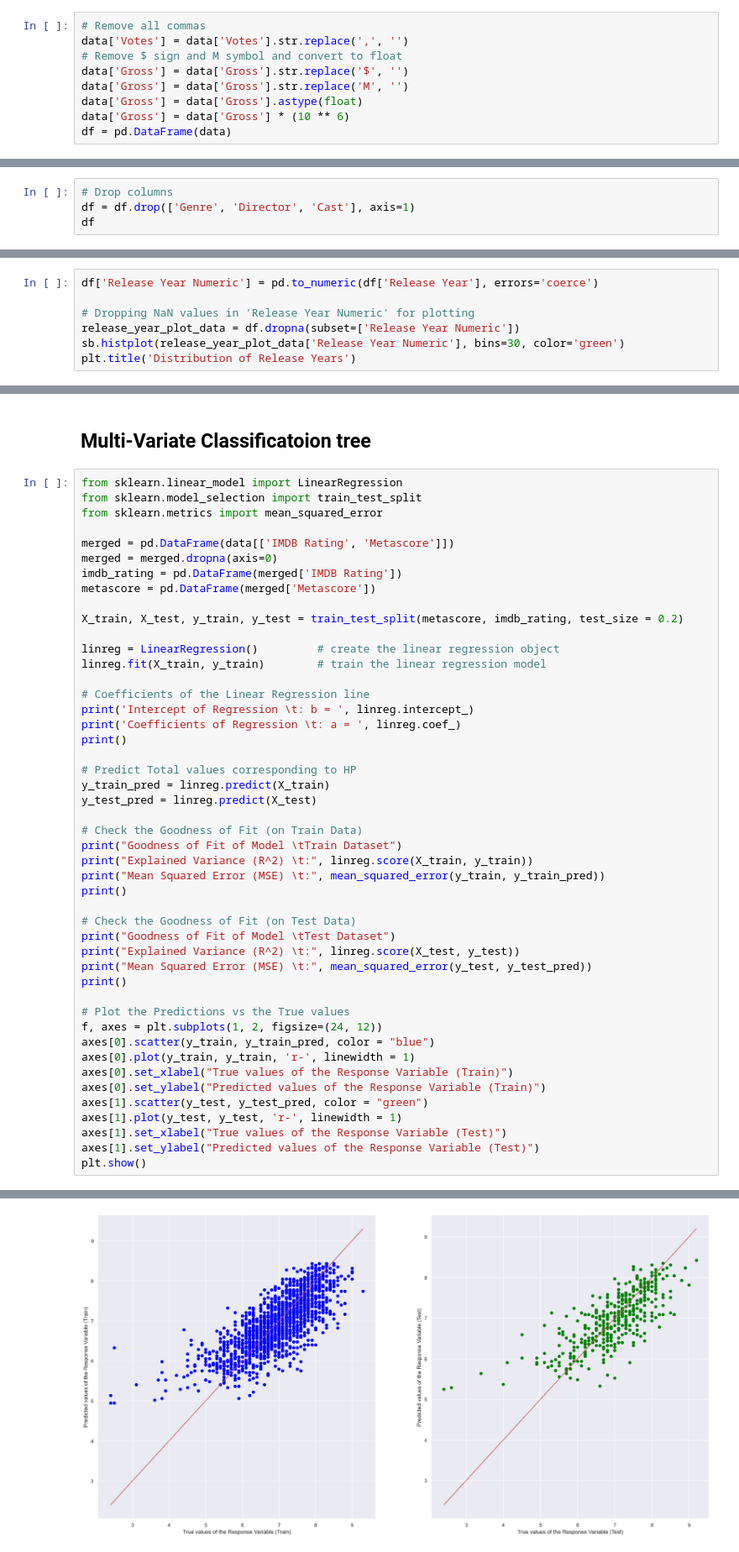
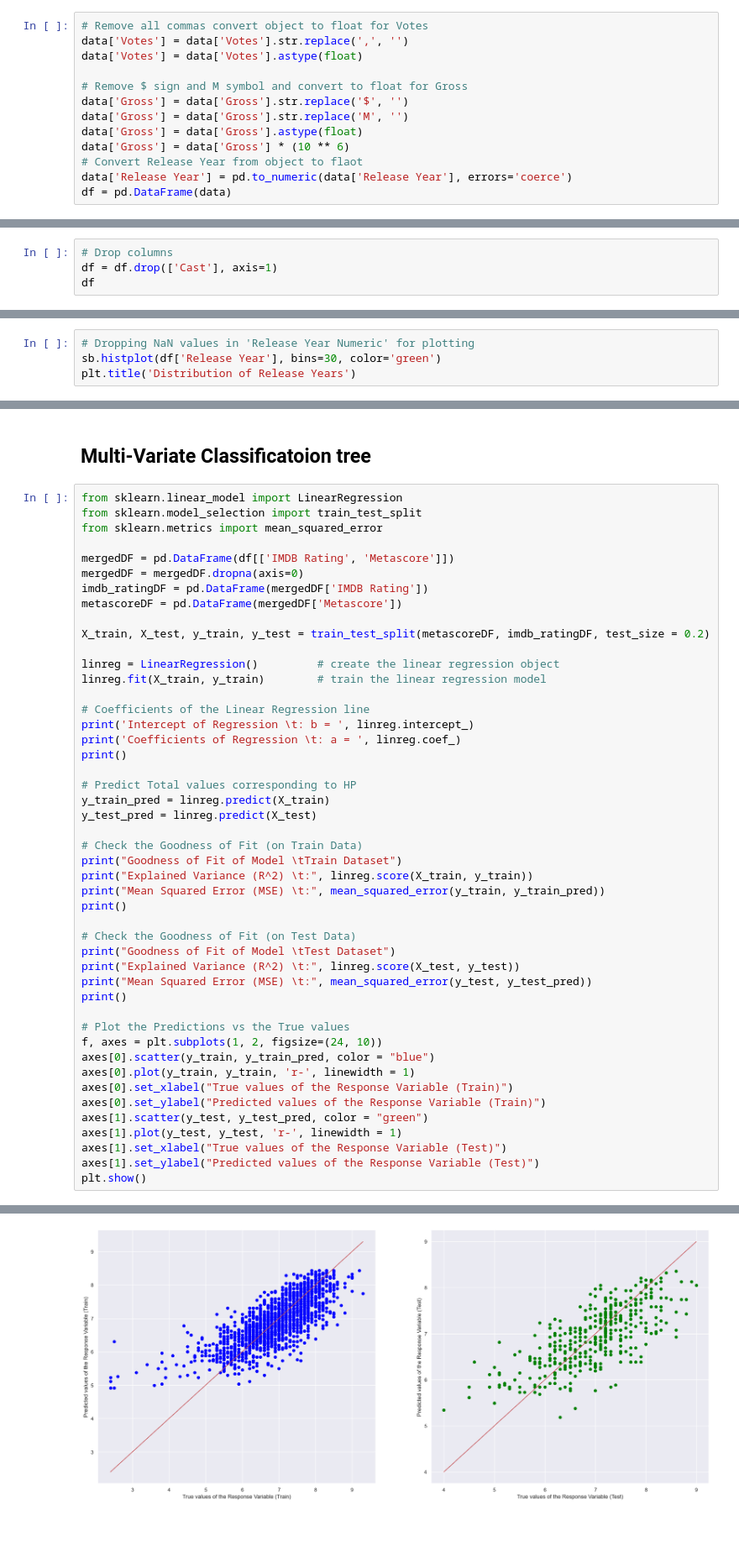
Before and after one commit to Yeesbae/SC1015_MiniProject, a Jupyter notebook: Project_imdb.ipynb, the cells around one changed output, grey strips where cells are left out. Shown at 84% size. Saved outputs shown, nothing was run; the diff lists cells and outputs as text; blank space fills up the shorter version.

```diff
--- a/Project_imdb.ipynb
+++ b/Project_imdb.ipynb
@@ -18,13 +18,17 @@ data.head()
 | 3 | Lawrence of Arabia | 1962 | 218 | 8.3 | 100.0 | 313,044 | Adventure, Biography, Drama | David Lean | Peter O'Toole | ... |
 | 4 | Straw Dogs | 1971 | 113 | 7.4 | 73.0 | 64,331 | Crime, Drama, Thriller | Sam Peckinpah | Dustin Hoffman | ... |
 # %%
-# Remove all commas
+# Remove all commas convert object to float for Votes
 data['Votes'] = data['Votes'].str.replace(',', '')
-# Remove $ sign and M symbol and convert to float
+data['Votes'] = data['Votes'].astype(float)
+
+# Remove $ sign and M symbol and convert to float for Gross
 data['Gross'] = data['Gross'].str.replace('$', '')
 data['Gross'] = data['Gross'].str.replace('M', '')
 data['Gross'] = data['Gross'].astype(float)
 data['Gross'] = data['Gross'] * (10 ** 6)
+# Convert Release Year from object to flaot
+data['Release Year'] = pd.to_numeric(data['Release Year'], errors='coerce')
 df = pd.DataFrame(data)
 # %%
 df
@@ -94,6 +98,6 @@ Gross           float64
 dtype: object
 # %%
 # Drop columns
-df = df.drop(['Genre', 'Director', 'Cast'], axis=1)
+df = df.drop(['Cast'], axis=1)
 df
 # %% [output]
@@ -143,9 +155,6 @@ plt.show()
 # %%
-df['Release Year Numeric'] = pd.to_numeric(df['Release Year'], errors='coerce')
-
 # Dropping NaN values in 'Release Year Numeric' for plotting
-release_year_plot_data = df.dropna(subset=['Release Year Numeric'])
-sb.histplot(release_year_plot_data['Release Year Numeric'], bins=30, color='green')
+sb.histplot(df['Release Year'], bins=30, color='green')
 plt.title('Distribution of Release Years')
 # %% [output]
 Text(0.5, 1.0, 'Distribution of Release Years')
@@ -266,12 +351,12 @@ from sklearn.linear_model import LinearRegression
 from sklearn.model_selection import train_test_split
 from sklearn.metrics import mean_squared_error
 
-merged = pd.DataFrame(data[['IMDB Rating', 'Metascore']])
-merged = merged.dropna(axis=0)
-imdb_rating = pd.DataFrame(merged['IMDB Rating'])
-metascore = pd.DataFrame(merged['Metascore'])
+mergedDF = pd.DataFrame(df[['IMDB Rating', 'Metascore']])
+mergedDF = mergedDF.dropna(axis=0)
+imdb_ratingDF = pd.DataFrame(mergedDF['IMDB Rating'])
+metascoreDF = pd.DataFrame(mergedDF['Metascore'])
 
-X_train, X_test, y_train, y_test = train_test_split(metascore, imdb_rating, test_size = 0.2)
+X_train, X_test, y_train, y_test = train_test_split(metascoreDF, imdb_ratingDF, test_size = 0.2)
 
 linreg = LinearRegression()         # create the linear regression object
 linreg.fit(X_train, y_train)        # train the linear regression model
@@ -298,7 +383,7 @@ print("Mean Squared Error (MSE) \t:", mean_squared_error(y_test, y_test_pred))
 print()
 
 # Plot the Predictions vs the True values
-f, axes = plt.subplots(1, 2, figsize=(24, 12))
+f, axes = plt.subplots(1, 2, figsize=(24, 10))
 axes[0].scatter(y_train, y_train_pred, color = "blue")
 axes[0].plot(y_train, y_train, 'r-', linewidth = 1)
 axes[0].set_xlabel("True values of the Response Variable (Train)")
@@ -322,2 +407,2 @@ Mean Squared Error (MSE)        : 0.37708827607197076
-[figure, old version]
+[figure, new version]
 # %%
```
Also changed, not shown: parts of 34 cells of this notebook.
